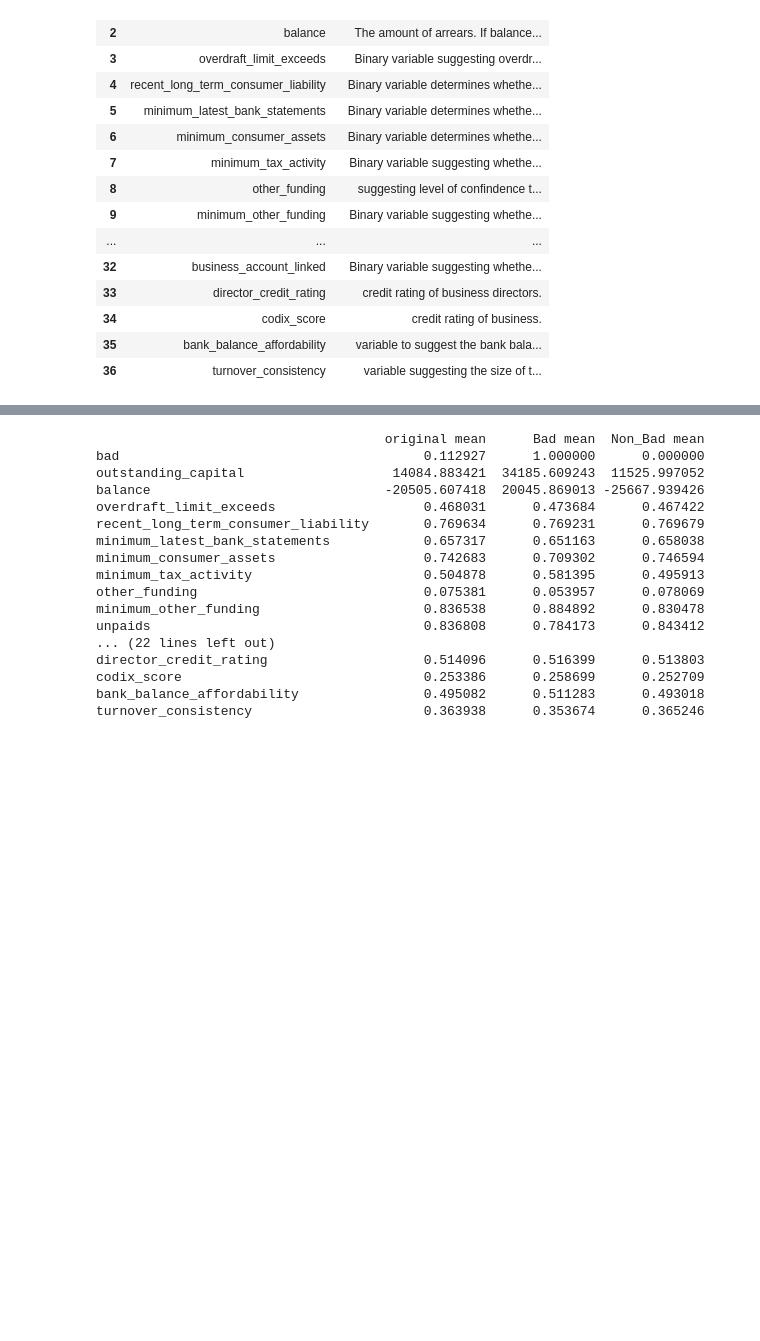
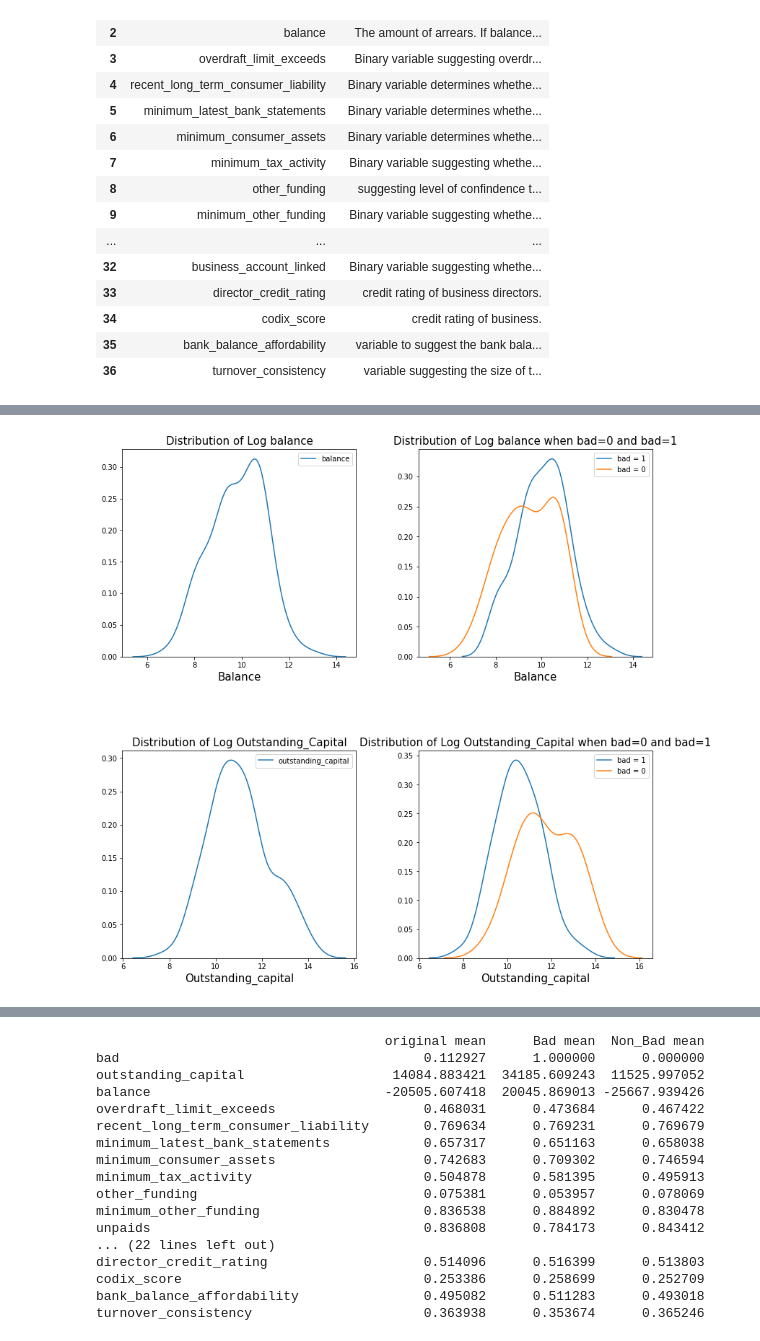
Before and after one commit to vnguye12/vy_capstone1, a Jupyter notebook: Capstone1.ipynb, the cells around one changed output, grey strips where cells are left out. Drawn from its saved outputs; the diff is of its cells as text; code cells hidden in the pictures; blank space fills up the shorter version.

```diff
--- a/Capstone1.ipynb
+++ b/Capstone1.ipynb
@@ -135,0 +407,26 @@ df.describe()
+# %%
+plt.axes([0.05,0.05,0.75,1])
+sns.kdeplot(np.log(df['outstanding_capital']))
+plt.xlabel('Outstanding_capital',fontsize=15)
+plt.title('Distribution of Log Outstanding_Capital',fontsize=15);
+
+plt.axes([1,0.05,0.75,1])
+sns.kdeplot(np.log(df.loc[df['bad'] == 1, 'outstanding_capital']), label = 'bad = 1')
+sns.kdeplot(np.log(df.loc[df['bad'] == 0, 'outstanding_capital']), label = 'bad = 0');
+plt.xlabel('Outstanding_capital',fontsize=15)
+plt.title('Distribution of Log Outstanding_Capital when bad=0 and bad=1',fontsize=15);
+
+plt.axes([0.05,1.5,0.75,1])
+sns.kdeplot(np.log(df['balance']))
+plt.xlabel('Balance',fontsize=15)
+plt.title('Distribution of Log balance',fontsize=15);
+
+plt.axes([1,1.5,0.75,1])
+sns.kdeplot(np.log(df.loc[df['bad'] == 1, 'balance']), label = 'bad = 1')
+sns.kdeplot(np.log(df.loc[df['bad'] == 0, 'balance']), label = 'bad = 0');
+plt.xlabel('Balance',fontsize=15)
+plt.title('Distribution of Log balance when bad=0 and bad=1',fontsize=15);
+
+plt.show()
+# %% [output]
+[figure, added]
```
Also changed, not shown: parts of 198 cells of this notebook.
